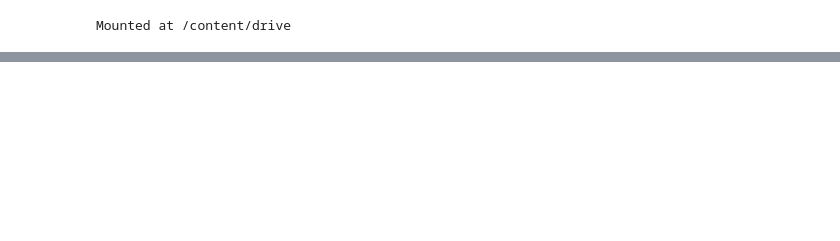
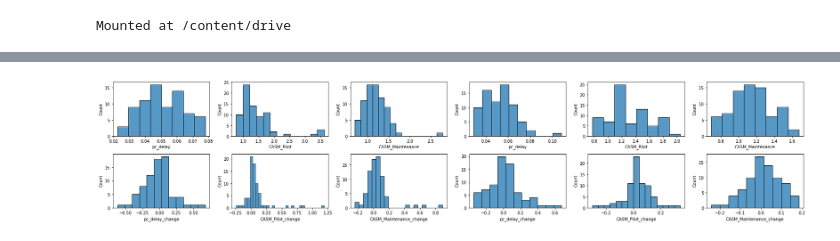
Before and after one commit to namithadeshpande/Airline-Project, a Jupyter notebook: Airline/Airline.ipynb, the cells around one changed output, grey strips where cells are left out. Saved outputs shown, nothing was run; the diff lists cells and outputs as text; code cells hidden in the pictures; blank space fills up the shorter version.

```diff
--- a/Airline/Airline.ipynb
+++ b/Airline/Airline.ipynb
@@ -187,0 +262,30 @@ plt.show()
+# %%
+plt.figure(figsize=(24,5))
+plt.subplot(2,6,1)
+sns.histplot(data=df_covid, x="pc_delay")
+plt.subplot(2,6,2)
+sns.histplot(data=df_covid, x="CASM_Pilot")
+plt.subplot(2,6,3)
+sns.histplot(data=df_covid, x="CASM_Maintenance")
+plt.subplot(2,6,4)
+sns.histplot(data=df_pre_covid, x="pc_delay")
+plt.subplot(2,6,5)
+sns.histplot(data=df_pre_covid, x="CASM_Pilot")
+plt.subplot(2,6,6)
+sns.histplot(data=df_pre_covid, x="CASM_Maintenance")
+# plt.figure(figsize=(24,10))
+plt.subplot(2,6,7)
+sns.histplot(data=df_covid, x="pc_delay_change")
+plt.subplot(2,6,8)
+sns.histplot(data=df_covid, x="CASM_Pilot_change")
+plt.subplot(2,6,9)
+sns.histplot(data=df_covid, x="CASM_Maintenance_change")
+plt.subplot(2,6,10)
+sns.histplot(data=df_pre_covid, x="pc_delay_change")
+plt.subplot(2,6,11)
+sns.histplot(data=df_pre_covid, x="CASM_Pilot_change")
+plt.subplot(2,6,12)
+sns.histplot(data=df_pre_covid, x="CASM_Maintenance_change")
+plt.tight_layout()
+# %% [output]
+[figure, added]
```
Also changed, not shown: parts of 64 cells of this notebook, 4 other files.
